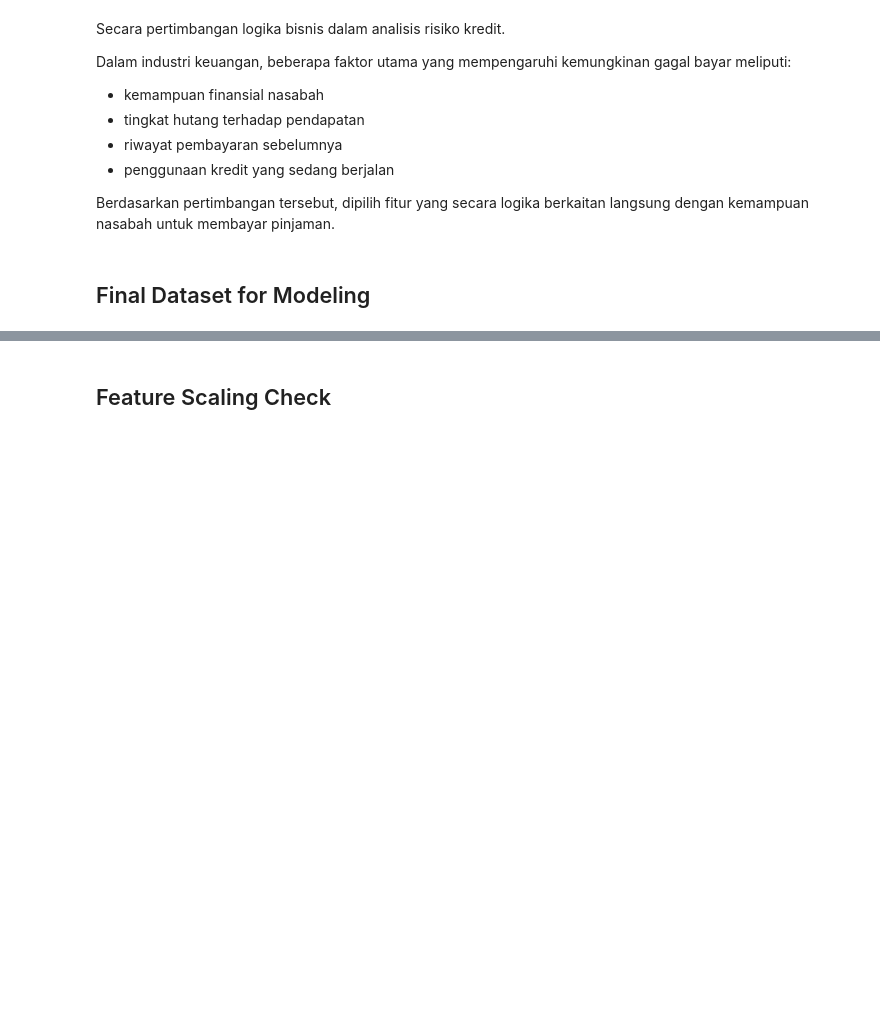
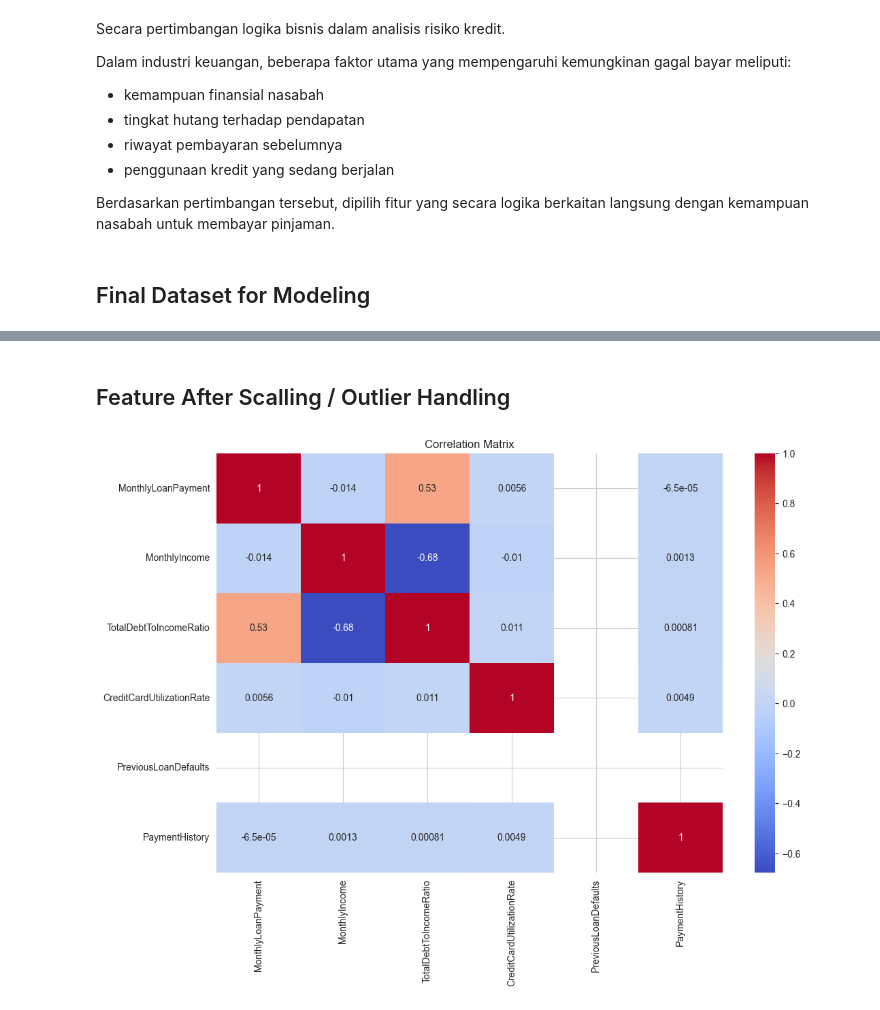
Before and after one commit to sseptiannn/finalproject_dibimbing_aiml8, a Jupyter notebook: notebooks/Exploratory Data Analysis.ipynb, the cells around one changed output, grey strips where cells are left out. Cells and saved outputs as stored; diff of their text form; code cells hidden in the pictures; blank space fills up the shorter version.

```diff
--- a/notebooks/Exploratory Data Analysis.ipynb
+++ b/notebooks/Exploratory Data Analysis.ipynb
@@ -232,0 +293,8 @@ for col in num_cols:
+# %%
+from sklearn.preprocessing import RobustScaler
+
+scaler = RobustScaler()
+
+df_scaled = df_capped.copy()
+
+df_scaled[selected_cols] = scaler.fit_transform(df_capped[selected_cols])
@@ -260,2 +362,2 @@ data.head()
 # %% [markdown]
-## Feature Scaling Check
+## Feature After Scalling / Outlier Handling
@@ -271,0 +364,9 @@ scaled_df.head()
+# %%
+corr = df_scaled[selected_features].corr()
+
+plt.figure(figsize=(12,8))
+sns.heatmap(corr, annot=True, cmap="coolwarm")
+plt.title("Correlation Matrix")
+plt.show()
+# %% [output]
+[figure, new version]
```
Also changed, not shown: parts of 15 cells of this notebook, 1 other file.
